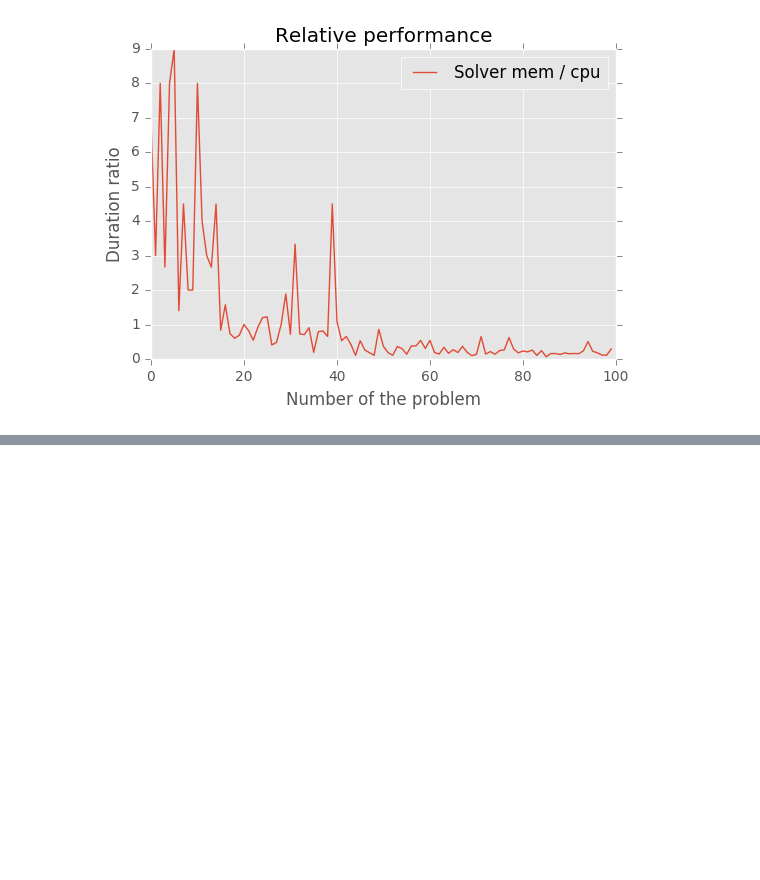
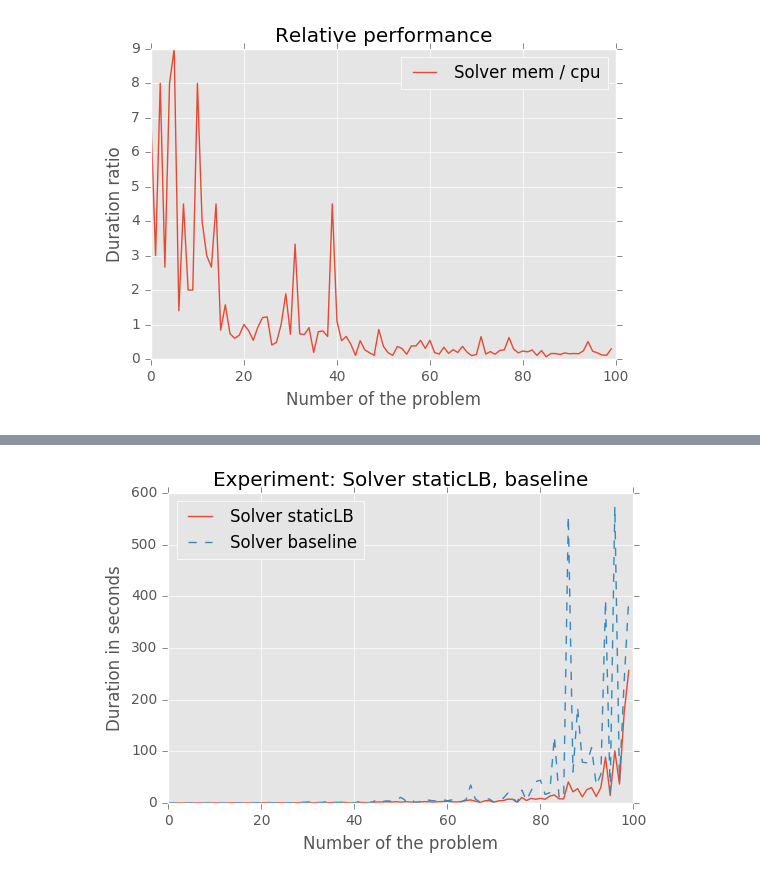
Before and after one commit to spinute/slide_puzzle, a Jupyter notebook: log/results/Untitled.ipynb, the cells around one changed output, grey strips where cells are left out. Saved outputs shown, nothing was run; the diff lists cells and outputs as text; code cells hidden in the pictures; blank space fills up the shorter version.

```diff
--- a/log/results/Untitled.ipynb
+++ b/log/results/Untitled.ipynb
@@ -234,0 +258,5 @@ relative performance over problems: 4.978629792583281
+# %%
+cuda_static = read_lines('aws_15_cuda_static')
+time_plt(cuda_static, 'Solver staticLB', cuda_base, "Solver baseline", "Experiment: Solver staticLB, baseline")
+# %% [output]
+[figure, added]
```
Also changed, not shown: parts of 20 cells of this notebook, 7 other files.
